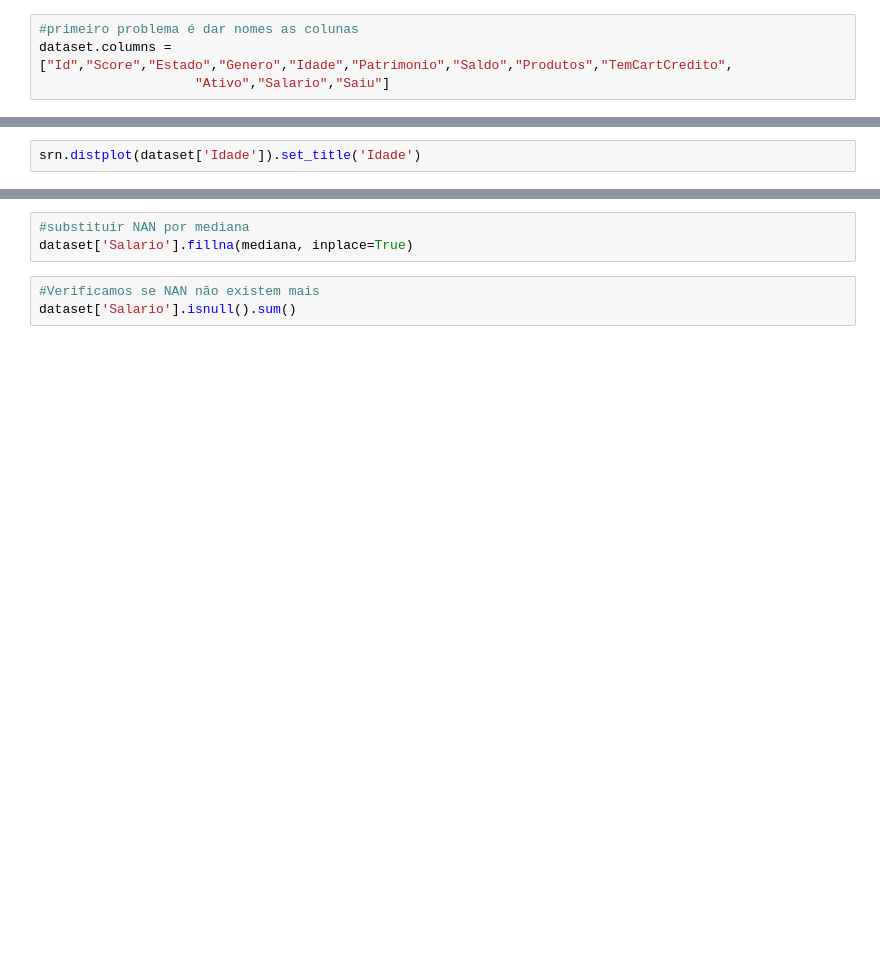
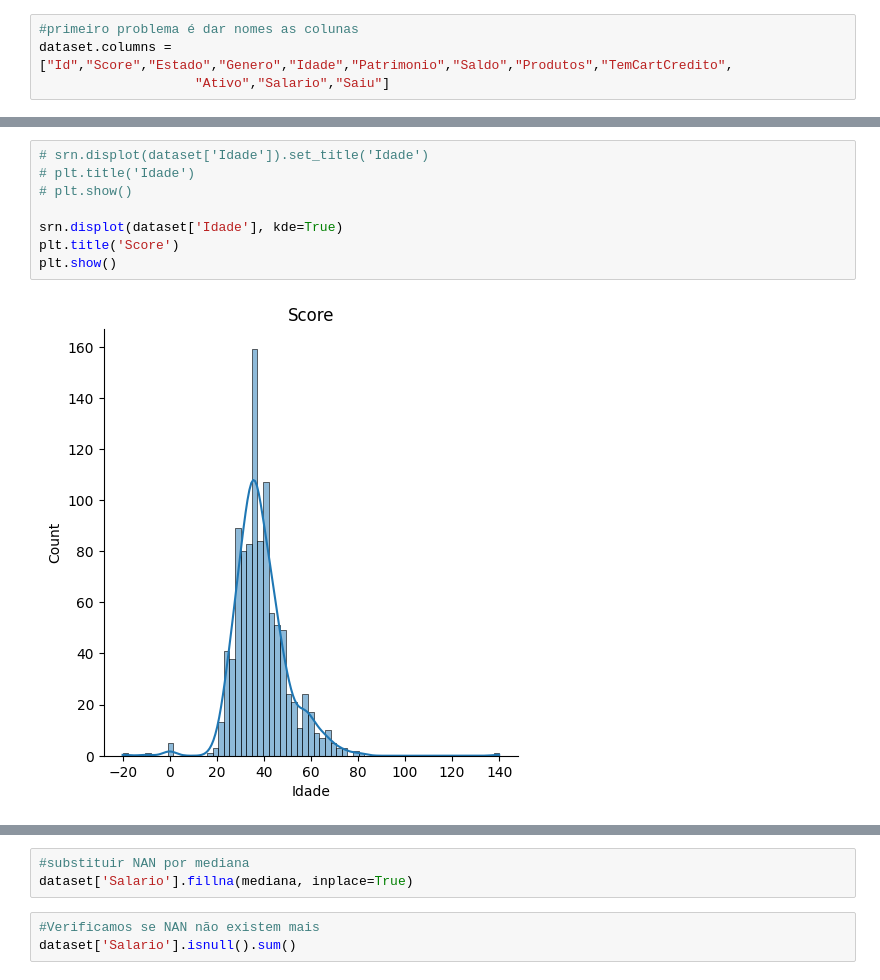
Before and after one commit to rodri-oliveira/formacao-cientista-dados, a Jupyter notebook: 10.Prática em Python/scripts/1.limpezatratamento.ipynb, the cells around one changed output, grey strips where cells are left out. Drawn from its saved outputs; the diff is of its cells as text; blank space fills up the shorter version.

```diff
--- a/10.Prática em Python/scripts/1.limpezatratamento.ipynb
+++ b/10.Prática em Python/scripts/1.limpezatratamento.ipynb
@@ -51,5 +119,13 @@ srn.boxplot(dataset['Idade']).set_title('Idade')
-# %%
-srn.distplot(dataset['Idade']).set_title('Idade')
+# %%
+# srn.displot(dataset['Idade']).set_title('Idade')
+# plt.title('Idade')
+# plt.show()
+
+srn.displot(dataset['Idade'], kde=True)
+plt.title('Score')
+plt.show()
+# %% [output]
+[figure, added]
 # %%
 #saldo
 dataset['Saldo'].describe()
```
Also changed, not shown: parts of 43 cells of this notebook, 2 other files.
